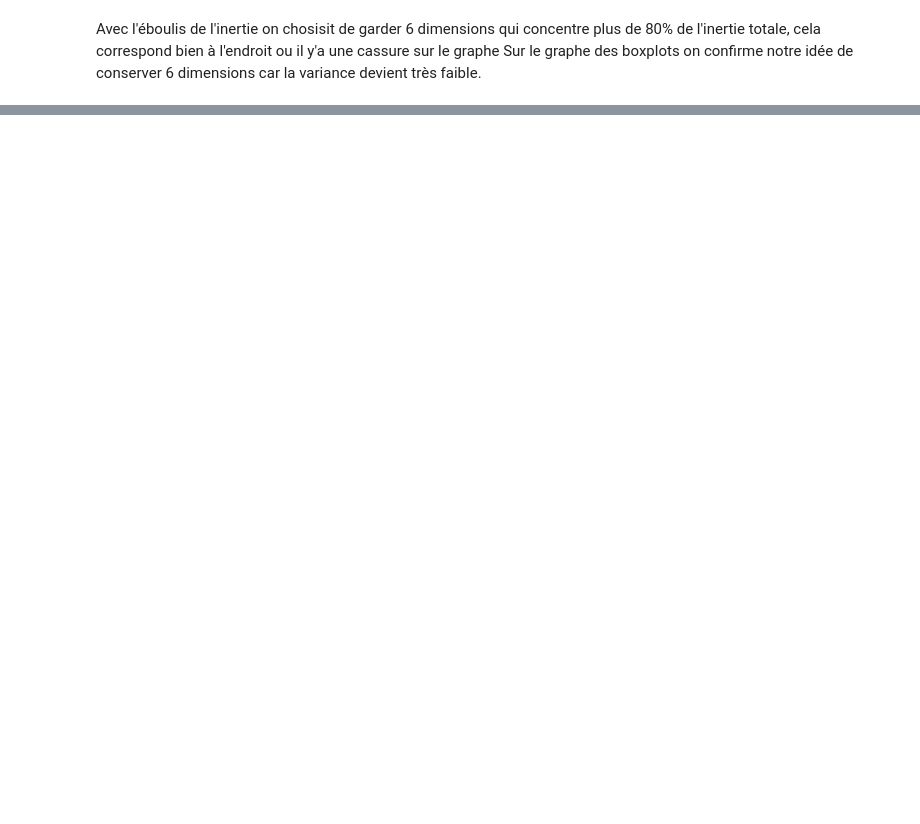
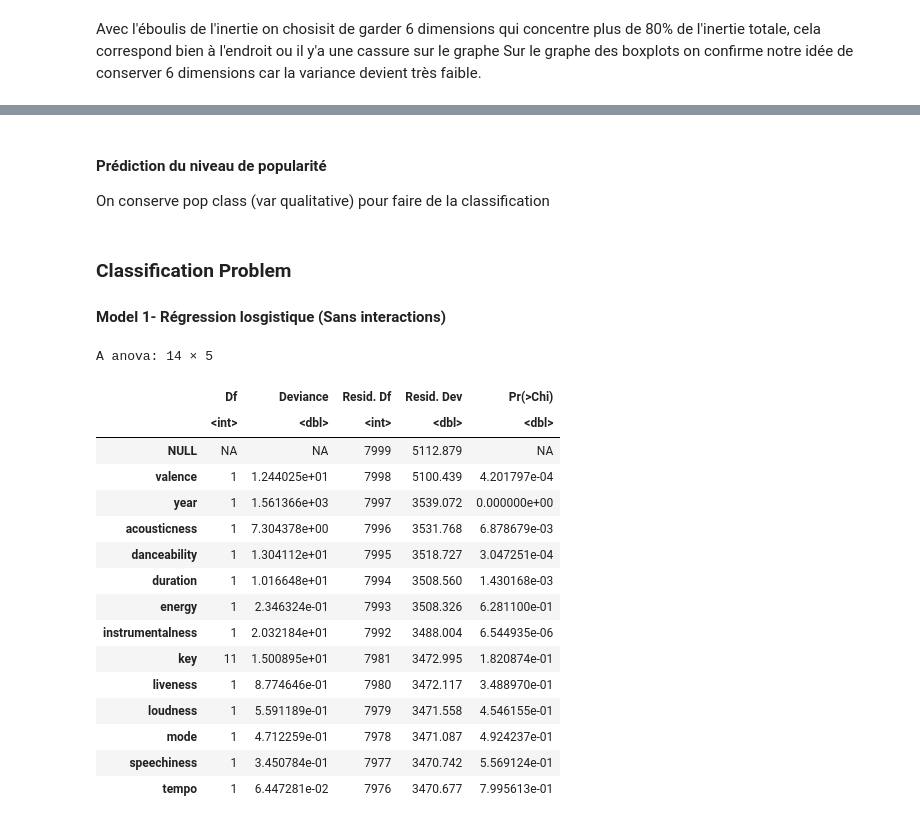
Before and after one commit to Mariama76/Projet-Machine-Learning, a Jupyter notebook: Spotify R.ipynb, the cells around one changed output, grey strips where cells are left out. Saved outputs shown, nothing was run; the diff lists cells and outputs as text; code cells hidden in the pictures; blank space fills up the shorter version.

```diff
--- a/Spotify R.ipynb
+++ b/Spotify R.ipynb
@@ -209,0 +174,12 @@ On
+# %%
+set.seed(4) # initialisation du générateur
+# Extraction des échantillons
+test.ratio <- .2   # part de l'échantillon test
+n_li <- nrow(spotify) # nombre de lignes dans les données
+n_col <- ncol(spotify) # nombre de colonnes
+# taille de l'échantillon test
+ntest <- ceiling(n_li * test.ratio)
+# indices de l'échantillon test
+testi <- sample(1:n_li, ntest)
+# indices de l'échantillon d'apprentissage
+appri <- setdiff(1:n_li, testi)
@@ -209,0 +203,12 @@ On
+# %% [markdown]
+#### Prédiction du niveau de popularité
+
+On conserve pop class (var qualitative) pour faire de la classification
+# %%
+# construction de l'échantillon d'apprentissage
+datappq <- spotify[appri, -12]
+# construction de l'échantillon test
+datestq <- spotify[testi, -12]
+# vérification
+#str(datappr)
+#str(datestr)
@@ -209,0 +227,28 @@ On
+# %% [markdown]
+### Classification Problem
+
+#### Model 1- Régression losgistique (Sans interactions)
+# %%
+# estimation du modèle complet
+pop.class=spotify[,"pop.class"]
+log.lm <- glm( pop.class~. , data = datappq, family = binomial)
+# significativité des paramètres
+anova(log.lm, test = "Chisq")
+# %% [output]
+A anova: 14 × 5
+|  | Df | Deviance | Resid. Df | Resid. Dev | Pr(>Chi) |
+|  | <int> | <dbl> | <int> | <dbl> | <dbl> |
+| NULL | NA | NA | 7999 | 5112.879 | NA |
+| valence | 1 | 1.244025e+01 | 7998 | 5100.439 | 4.201797e-04 |
+| year | 1 | 1.561366e+03 | 7997 | 3539.072 | 0.000000e+00 |
+| acousticness | 1 | 7.304378e+00 | 7996 | 3531.768 | 6.878679e-03 |
+| danceability | 1 | 1.304112e+01 | 7995 | 3518.727 | 3.047251e-04 |
+| duration | 1 | 1.016648e+01 | 7994 | 3508.560 | 1.430168e-03 |
+| energy | 1 | 2.346324e-01 | 7993 | 3508.326 | 6.281100e-01 |
+| instrumentalness | 1 | 2.032184e+01 | 7992 | 3488.004 | 6.544935e-06 |
+| key | 11 | 1.500895e+01 | 7981 | 3472.995 | 1.820874e-01 |
+| liveness | 1 | 8.774646e-01 | 7980 | 3472.117 | 3.488970e-01 |
+| loudness | 1 | 5.591189e-01 | 7979 | 3471.558 | 4.546155e-01 |
+| mode | 1 | 4.712259e-01 | 7978 | 3471.087 | 4.924237e-01 |
+| speechiness | 1 | 3.450784e-01 | 7977 | 3470.742 | 5.569124e-01 |
+| tempo | 1 | 6.447281e-02 | 7976 | 3470.677 | 7.995613e-01 |
```
Also changed, not shown: parts of 16 cells of this notebook.
